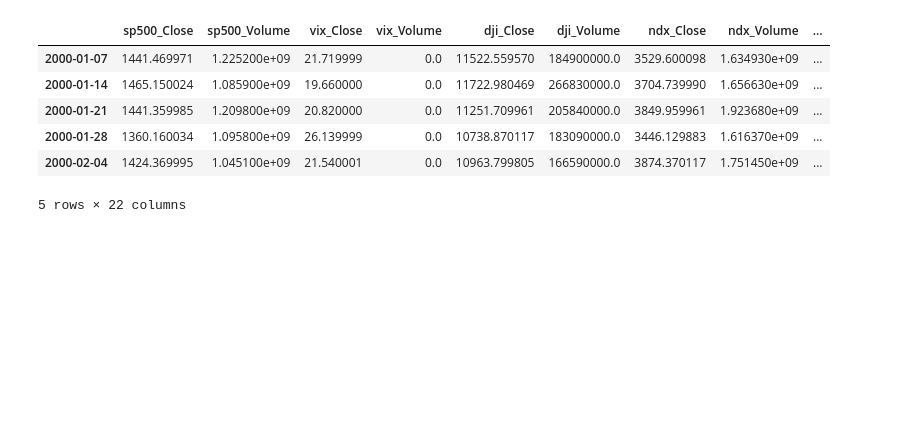
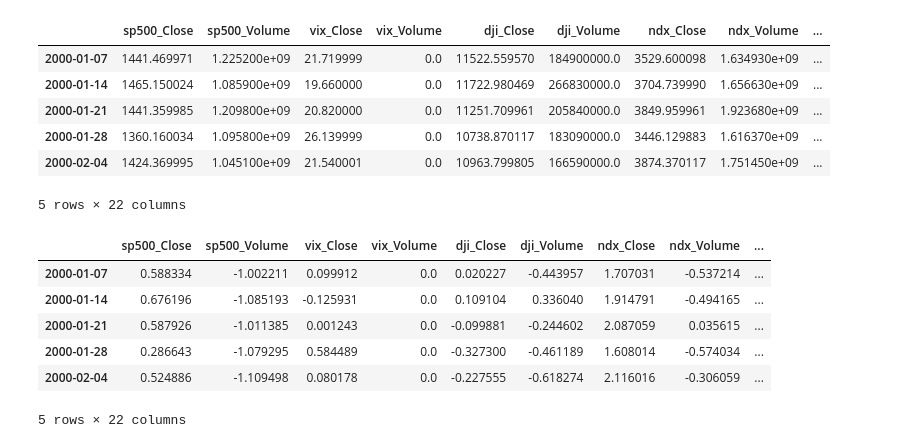
Before and after one commit to silvanaribeiro/TimeSeriesArticle, a Jupyter notebook: Imputing KNN.ipynb, the cells around one changed output. Drawn from its saved outputs; the diff is of its cells as text; code cells hidden in the pictures; blank space fills up the shorter version.

```diff
--- a/Imputing KNN.ipynb
+++ b/Imputing KNN.ipynb
@@ -19,6 +20,21 @@ df.head()
 | 2000-01-28 | 1360.160034 | 1.095800e+09 | 26.139999 | 0.0 | 10738.870117 | 183090000.0 | 3446.129883 | 1.616370e+09 | ... |
 | 2000-02-04 | 1424.369995 | 1.045100e+09 | 21.540001 | 0.0 | 10963.799805 | 166590000.0 | 3874.370117 | 1.751450e+09 | ... |
 5 rows × 22 columns
+# %%
+#Scaled data has zero mean and unit variance
+scaler = preprocessing.StandardScaler()
+scaler.fit(df)
+array = scaler.transform(df)
+df_scaled = pd.DataFrame(data=array, index=df.index, columns=df.columns)
+df_scaled.head()
+# %% [output]
+|  | sp500_Close | sp500_Volume | vix_Close | vix_Volume | dji_Close | dji_Volume | ndx_Close | ndx_Volume | ... |
+| 2000-01-07 | 0.588334 | -1.002211 | 0.099912 | 0.0 | 0.020227 | -0.443957 | 1.707031 | -0.537214 | ... |
+| 2000-01-14 | 0.676196 | -1.085193 | -0.125931 | 0.0 | 0.109104 | 0.336040 | 1.914791 | -0.494165 | ... |
+| 2000-01-21 | 0.587926 | -1.011385 | 0.001243 | 0.0 | -0.099881 | -0.244602 | 2.087059 | 0.035615 | ... |
+| 2000-01-28 | 0.286643 | -1.079295 | 0.584489 | 0.0 | -0.327300 | -0.461189 | 1.608014 | -0.574034 | ... |
+| 2000-02-04 | 0.524886 | -1.109498 | 0.080178 | 0.0 | -0.227555 | -0.618274 | 2.116016 | -0.306059 | ... |
+5 rows × 22 columns
 # %%
 imp = KNNImputer(n_neighbors=5, weights="uniform")
 # %%
```
Also changed, not shown: parts of 5 cells of this notebook, 5 other files.
